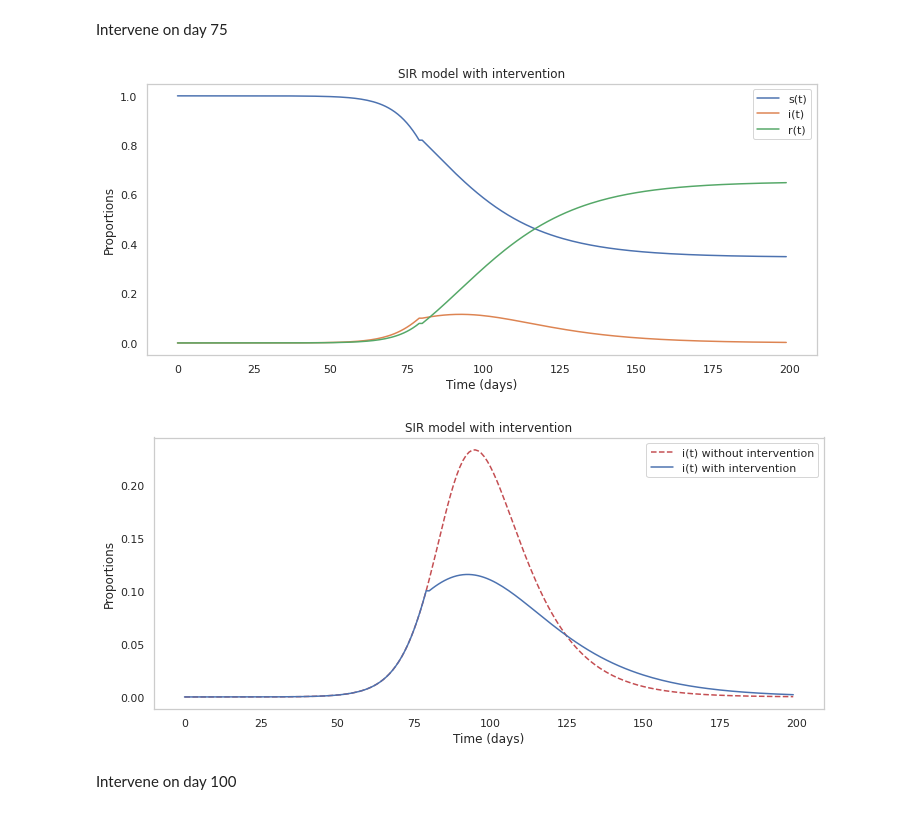
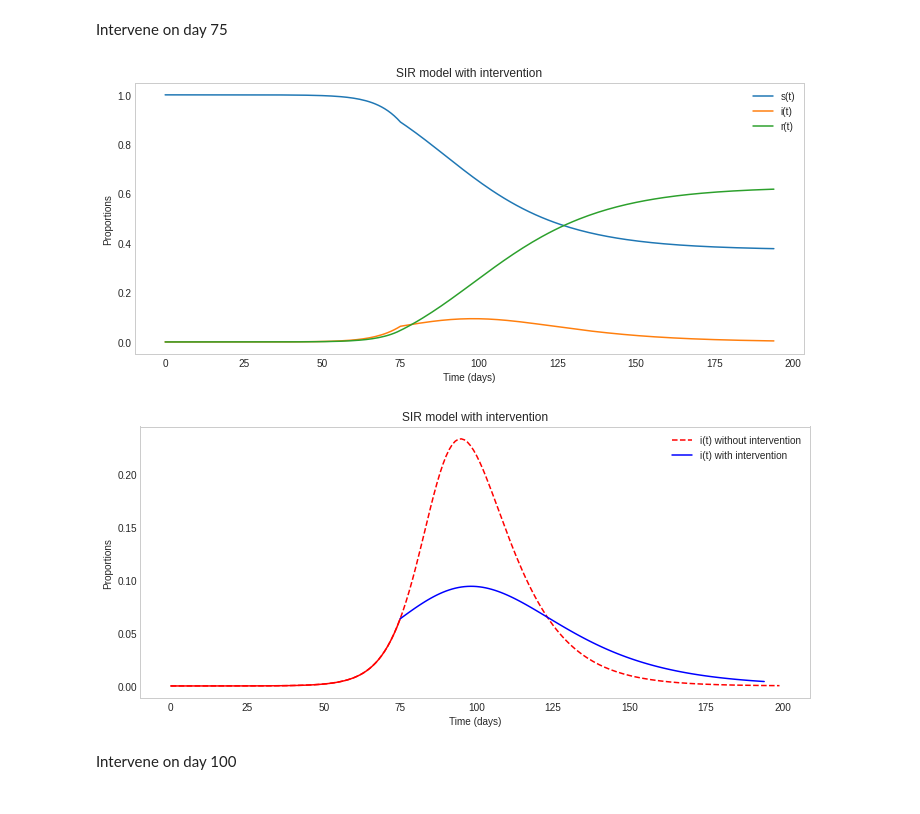
Before and after one commit to naveen-pit/covid-19, a Jupyter notebook: 03 Compartmental model.ipynb, the cells around one changed output. Saved outputs shown, nothing was run; the diff lists cells and outputs as text; code cells hidden in the pictures.

```diff
--- a/03 Compartmental model.ipynb
+++ b/03 Compartmental model.ipynb
@@ -1,5 +1,14 @@
 # %% [markdown]
 # Compartmental model
+# %%
+import numpy as np
+from scipy.optimize import curve_fit,minimize
+from scipy import stats,integrate,optimize
+import matplotlib.pyplot as plt
+plt.style.use('seaborn-whitegrid')
+import requests
+import pandas as pd
+import json
 # %% [markdown]
 ## SI Model
 # %%
@@ -182,46 +232,50 @@ Intervene on day 75
 # %%
 #initial conditions
 s0 = 1
 i0 = 0.000001
 r0 = 0.0
 beta = 0.25
 gamma = 0.1
 
+intervene_day = 75
 #Time vector
-t_before= np.arange(0,80)
+t_before= np.arange(0,200)
 
 #Result
-solution_before = scipy.integrate.odeint(SIR_model,[s0,i0,r0],t_before,args=(beta,gamma))
+solution_before = integrate.odeint(SIR_model,[s0,i0,r0],t_before,args=(beta,gamma))
 solution_before = np.array(solution_before)
 
-s0 = solution_before[-1,0]
-i0 = solution_before[-1,1]
-r0 = solution_before[-1,2]
+s0 = solution_before[intervene_day,0]
+i0 = solution_before[intervene_day,1]
+r0 = solution_before[intervene_day,2]
 beta = 0.15
 t_after=np.arange(0,120)
-solution_after = scipy.integrate.odeint(SIR_model,[s0,i0,r0],t_after,args=(beta,gamma))
+solution_after = integrate.odeint(SIR_model,[s0,i0,r0],t_after,args=(beta,gamma))
 solution_after = np.array(solution_after)
 
-merge_solution = np.concatenate((solution_before,solution_after))
-merge_t = np.arange(0,len(t_before)+len(t_after))
+
+
+merge_solution = np.concatenate((solution_before[:intervene_day,:],solution_after))
+merge_t = np.arange(0,intervene_day+len(t_after))
 #plot
 plt.figure(figsize=(12,5))
 plt.plot(merge_t,merge_solution[:,0],label ="s(t)")
 plt.plot(merge_t,merge_solution[:,1],label ="i(t)")
 plt.plot(merge_t,merge_solution[:,2],label ="r(t)")
 plt.grid()
 plt.legend()
 plt.xlabel("Time (days)")
 plt.ylabel("Proportions")
 plt.title("SIR model with intervention")
 plt.show()
 # %% [output]
-[figure, old version]
+[figure, new version]
 # %%
 #plot
 plt.figure(figsize=(12,5))
-plt.plot(merge_t,solution[:,1],'--r',label ="i(t) without intervention")
-plt.plot(merge_t,merge_solution[:,1],'b',label ="i(t) with intervention")
+plt.plot(t_before,solution_before[:,1],'--r',label ="i(t) without intervention")
+plt.plot(t_before[:intervene_day+1],solution_before[:intervene_day+1,1],color = 'r')
+plt.plot(merge_t[intervene_day:],merge_solution[intervene_day:,1],'b',label ="i(t) with intervention")
 plt.grid()
 plt.legend()
 plt.xlabel("Time (days)")
@@ -229,7 +283,7 @@ plt.ylabel("Proportions")
 plt.title("SIR model with intervention")
 plt.show()
 # %% [output]
-[figure, old version]
+[figure, new version]
 # %% [markdown]
 Intervene on day 100
 # %%
```
Also changed, not shown: parts of 55 cells of this notebook, 1 other file.
